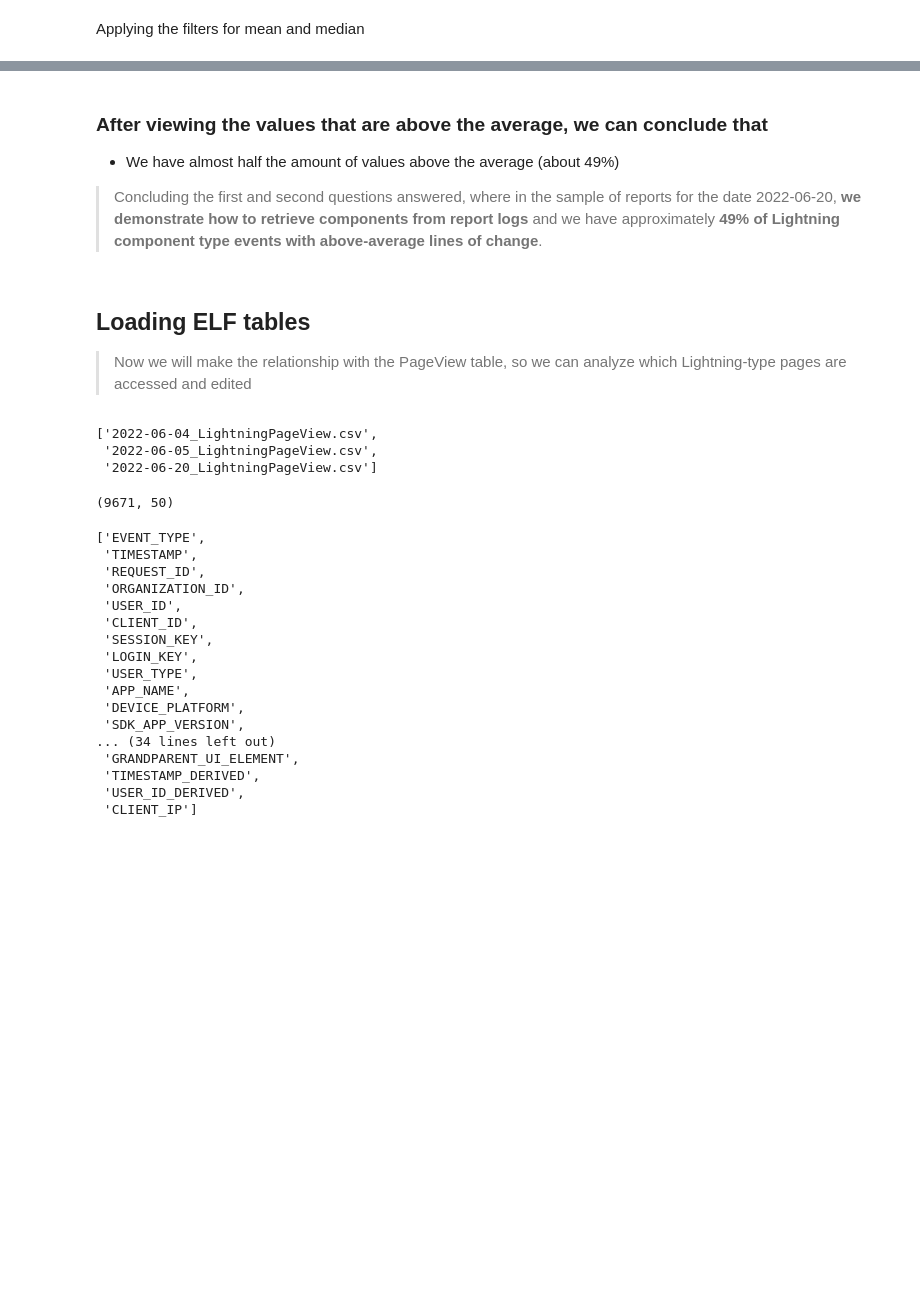
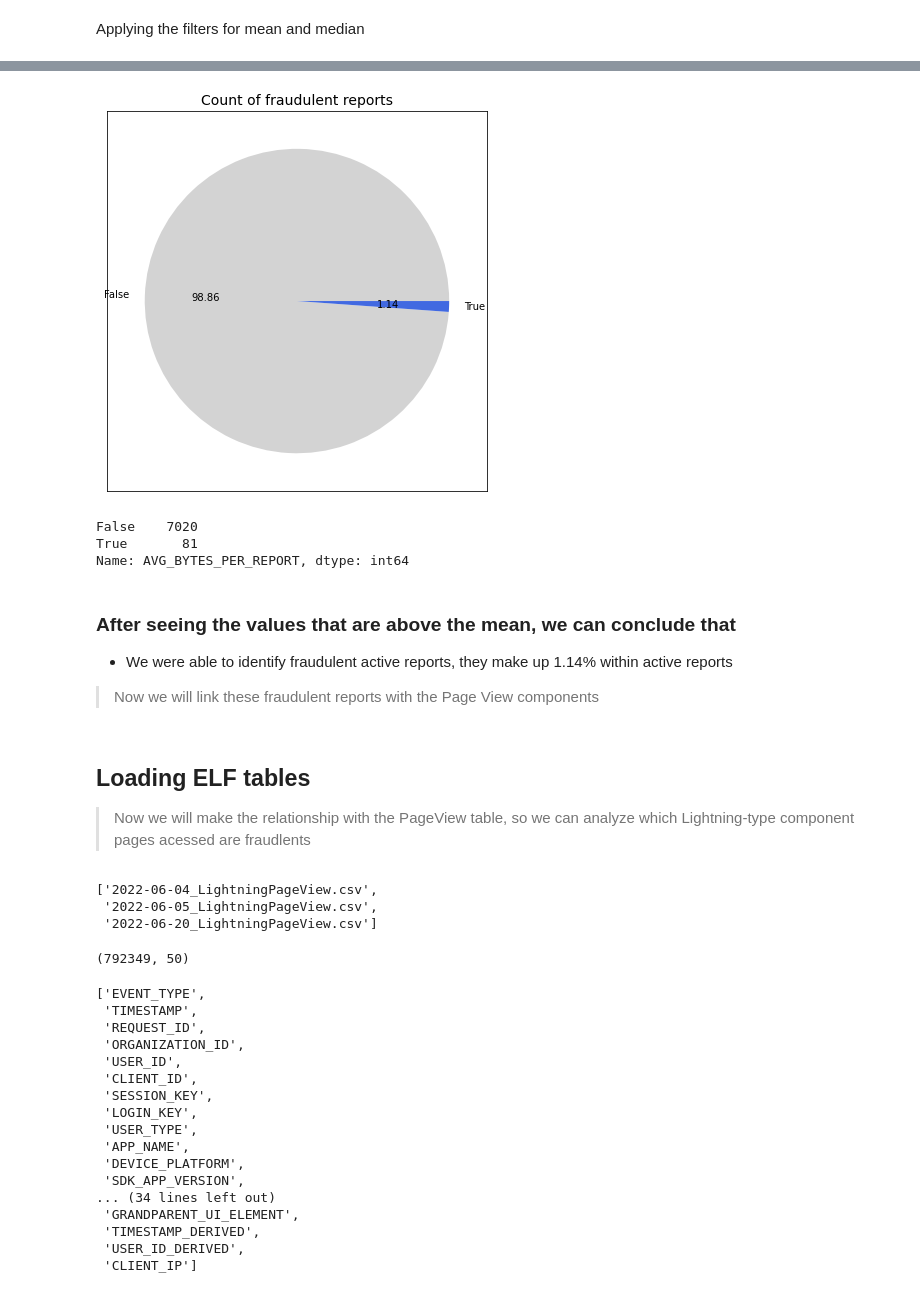
Before and after one commit to dell-splab/lightning-analysis, a Jupyter notebook: Deep analysis of AVERANGE_ROW_COUNT .ipynb, the cells around one changed output, grey strips where cells are left out. Cells and saved outputs as stored; diff of their text form; code cells hidden in the pictures; blank space fills up the shorter version.

```diff
--- a/Deep analysis of AVERANGE_ROW_COUNT .ipynb
+++ b/Deep analysis of AVERANGE_ROW_COUNT .ipynb
@@ -110,4 +104,4 @@ Let's try to mean the values of `AVERAGE_ROW_SIZE` column
 # %%
-mean = sorted_by_ARS["AVERAGE_ROW_SIZE"].mean()
-mean
+sorted_by_ARS['AVG_BYTES_PER_REPORT'] = sorted_by_ARS.AVERAGE_ROW_SIZE * sorted_by_ARS.ROW_COUNT
+sorted_by_ARS[['AVERAGE_ROW_SIZE','ROW_COUNT','AVG_BYTES_PER_REPORT']].head()
 # %% [output]
@@ -114,0 +116,3 @@ mean
+# %%
+trashold_bytes_per_report = sorted_by_ARS.AVG_BYTES_PER_REPORT.mean()
+trashold_bytes_per_report
@@ -116,7 +134,7 @@ mean
 Let's define functions for filtering mean and median of values.
 # %%
 def filter_ars_by_mean(ars_value):
-    return ars_value > mean
+    return ars_value > trashold_bytes_per_report
 # %% [markdown]
 ### Until the moment
 So far, we have been able to:
@@ -134,4 +152,5 @@ import matplotlib.pyplot as plt
 # %% [markdown]
 Applying the filters for mean and median
 # %%
-above_mean = sorted_by_ARS["AVERAGE_ROW_SIZE"].apply(filter_ars_by_mean)
+comparing_fraudulent_reports = sorted_by_ARS.AVG_BYTES_PER_REPORT.apply(filter_ars_by_mean)
+comparing_fraudulent_reports
@@ -153,14 +174,27 @@ Name: AVERAGE_ROW_SIZE, dtype: int64
+# %%
+# Making a plot
+plt.figure(figsize=(7, 7))
+plt.pie(comparing_fraudulent_reports.value_counts(), labels=comparing_fraudulent_reports.unique(), autopct="%.2f", colors=["lightgrey", "royalblue"])
+plt.title('Count of fraudulent reports', fontsize=14)
+plt.box(on=None)
+plt.show()
+comparing_fraudulent_reports.value_counts()
+# %% [output]
+[figure, added]
+False    7020
+True       81
+Name: AVG_BYTES_PER_REPORT, dtype: int64
 # %% [markdown]
-### After viewing the values that are above the average, we can conclude that
+### After seeing the values that are above the mean, we can conclude that
 
-- We have almost half the amount of values above the average (about 49%)
+- We were able to identify fraudulent active reports, they make up 1.14% within active reports
 
-> Concluding the first and second questions answered, where in the sample of reports for the date 2022-06-20, **we demonstrate how to retrieve components from report logs** and we have approximately **49% of Lightning component type events with above-average lines of change**.
+> Now we will link these fraudulent reports with the Page View components
 # %% [markdown]
 ## Loading ELF tables
 
 
->Now we will make the relationship with the PageView table, so we can analyze which Lightning-type pages are accessed and edited
+>Now we will make the relationship with the PageView table, so we can analyze which Lightning-type  component pages acessed are fraudlents
 # %%
 os.listdir("data/Salesforce/ELF/LightningPageView")
 # %% [output]
@@ -168,10 +202,10 @@ os.listdir("data/Salesforce/ELF/LightningPageView")
  '2022-06-05_LightningPageView.csv',
  '2022-06-20_LightningPageView.csv']
 # %%
-page_view = pd.read_csv("data/Salesforce/ELF/LightningPageView/2022-06-20_LightningPageView.csv")
+page_view = pd.read_csv("data/Salesforce/ELF/LightningPageView/2022-06-04_LightningPageView.csv", low_memory=False)
 page_view.shape
 # %% [output]
-(9671, 50)
+(792349, 50)
 # %%
 list(page_view.columns)
 # %% [output]
```
Also changed, not shown: parts of 48 cells of this notebook, 3 other files.
